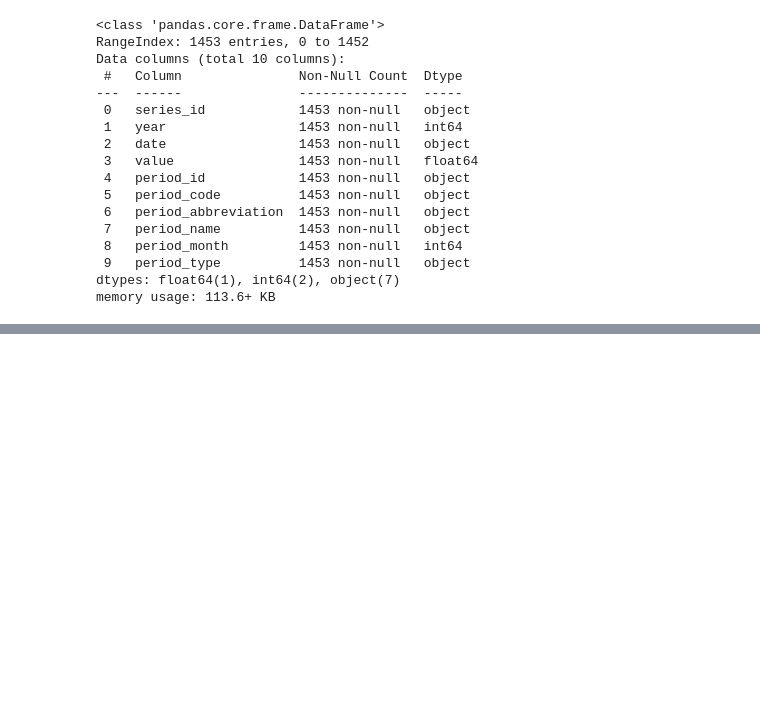
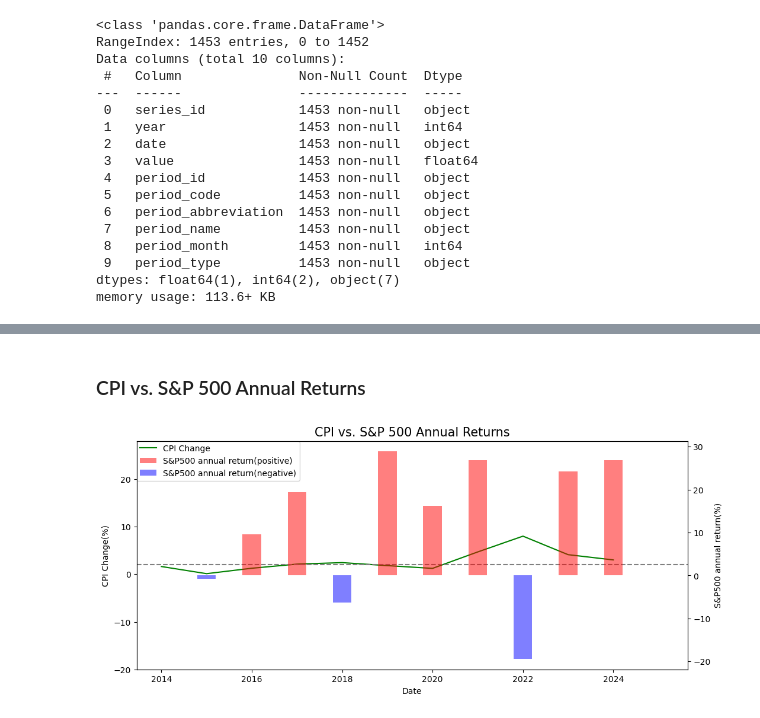
Before and after one commit to xraySMULu/the-big-squeeze, a Jupyter notebook: Code/cg_analysis.ipynb, the cells around one changed output, grey strips where cells are left out. Drawn from its saved outputs; the diff is of its cells as text; code cells hidden in the pictures; blank space fills up the shorter version.

```diff
--- a/Code/cg_analysis.ipynb
+++ b/Code/cg_analysis.ipynb
@@ -54,0 +62,4 @@ bls_cpi_df = bls_cpi_df.sort_index().loc['2015':'2023', :]
+# %%
+#load data from CSV
+inf_us_yrly = pd.read_csv("../Resources/data/inf_cpi_us_yrly_ds.csv", index_col="date", parse_dates=True).dropna()
+inf_us_yrly.tail(3)
@@ -54,0 +113,12 @@ bls_cpi_df = bls_cpi_df.sort_index().loc['2015':'2023', :]
+# %%
+annual_data_list = []
+# get the unique years in the dataset
+year_list = sp_500.index.year.unique()
+for year in year_list:
+    last_day_data = sp_500[sp_500.index.year == year].tail(1)
+    annual_data_list.append(last_day_data)
+sp500_annual = pd.concat(annual_data_list)
+#calculate the annual performance as a percentage change between the last day of the year and the last day of the previous year
+sp500_annual_performance = sp500_annual[["Close"]] / sp500_annual[["Close"]].shift(1) * 100 - 100
+sp500_annual_performance.index = pd.to_datetime(sp500_annual_performance.index.strftime("%Y"))  # reset index to YYYY-01-01
+sp500_annual_performance
@@ -54,0 +139,4 @@ bls_cpi_df = bls_cpi_df.sort_index().loc['2015':'2023', :]
+# %%
+#clear NaN values
+sp500_annual_performance.dropna(inplace=True)
+sp500_annual_performance
@@ -129,0 +245,29 @@ plt.grid(True)
+# %% [markdown]
+### CPI vs. S&P 500 Annual Returns
+# %%
+fig, ax1 = plt.subplots(figsize=(12, 5))
+ax2 = ax1.twinx()
+ax1.plot(inf_us_yrly.index, inf_us_yrly,
+         color="green", label="CPI Change")
+sp500_annual_performance_plus = sp500_annual_performance[sp500_annual_performance >= 0]
+ax2.bar(sp500_annual_performance_plus.index, sp500_annual_performance_plus["Close"],
+        color="red", alpha=0.5, width=1500 / len(sp500_annual_performance_plus), label="S&P500 annual return(positive)")
+sp500_annual_performance_minus = sp500_annual_performance[sp500_annual_performance < 0]
+ax2.bar(sp500_annual_performance_minus.index, sp500_annual_performance_minus["Close"],
+        color="blue", alpha=0.5, width=1500 / len(sp500_annual_performance_minus), label="S&P500 annual return(negative)")
+ax1.axhline(2, color='gray', linestyle='--')
+plt.tick_params(labelsize=10)  # font size of tick labels
+plt.title("CPI vs. S&P 500 Annual Returns", fontsize=15)
+handler1, label1 = ax1.get_legend_handles_labels()
+handler2, label2 = ax2.get_legend_handles_labels()
+ax1.legend(handler1 + handler2, label1 + label2, loc=2, borderaxespad=0.)
+ax1.set_xlabel("Date")
+ax1.set_ylabel("CPI Change(%)")
+ax2.set_ylabel("S&P500 annual return(%)")
+ax1.set_ylim([-20, 28])
+
+ax1.set_xlim([min(inf_us_yrly.index) - dt.timedelta(days=200),
+              max(inf_us_yrly.index) + dt.timedelta(days=600)])
+plt.show()
+# %% [output]
+[figure, added]
```
Also changed, not shown: parts of 34 cells of this notebook, 11 other files.
